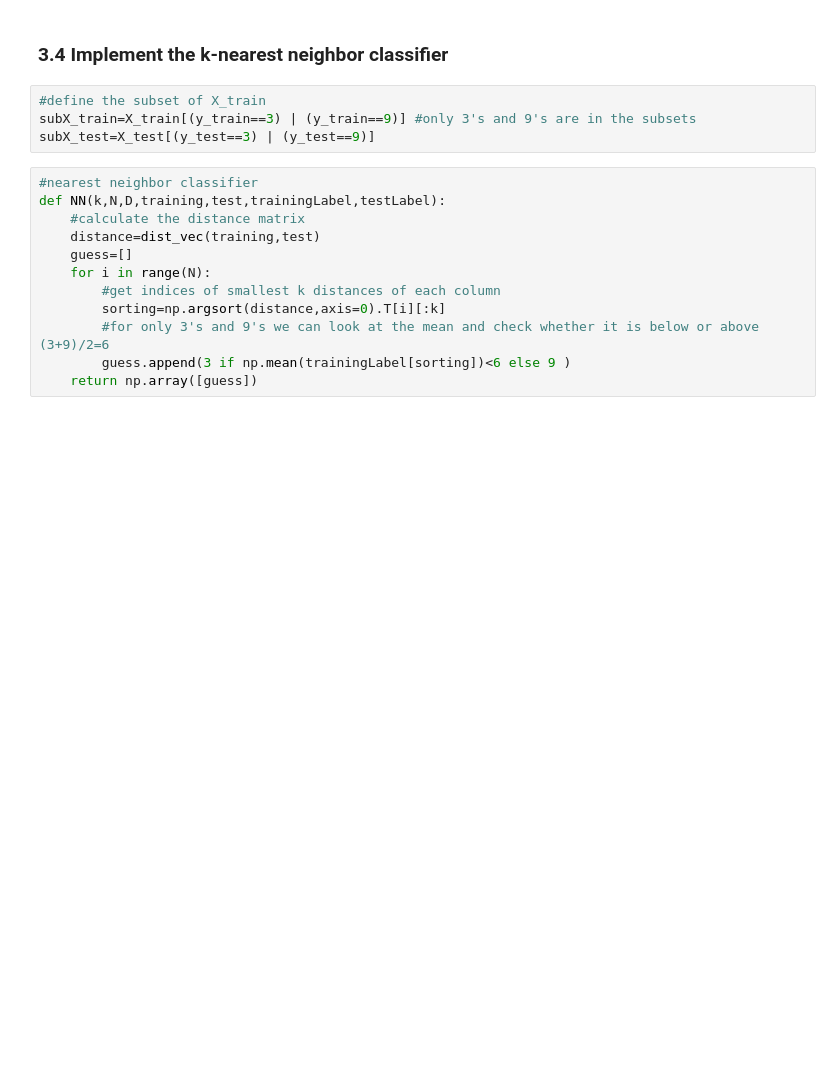
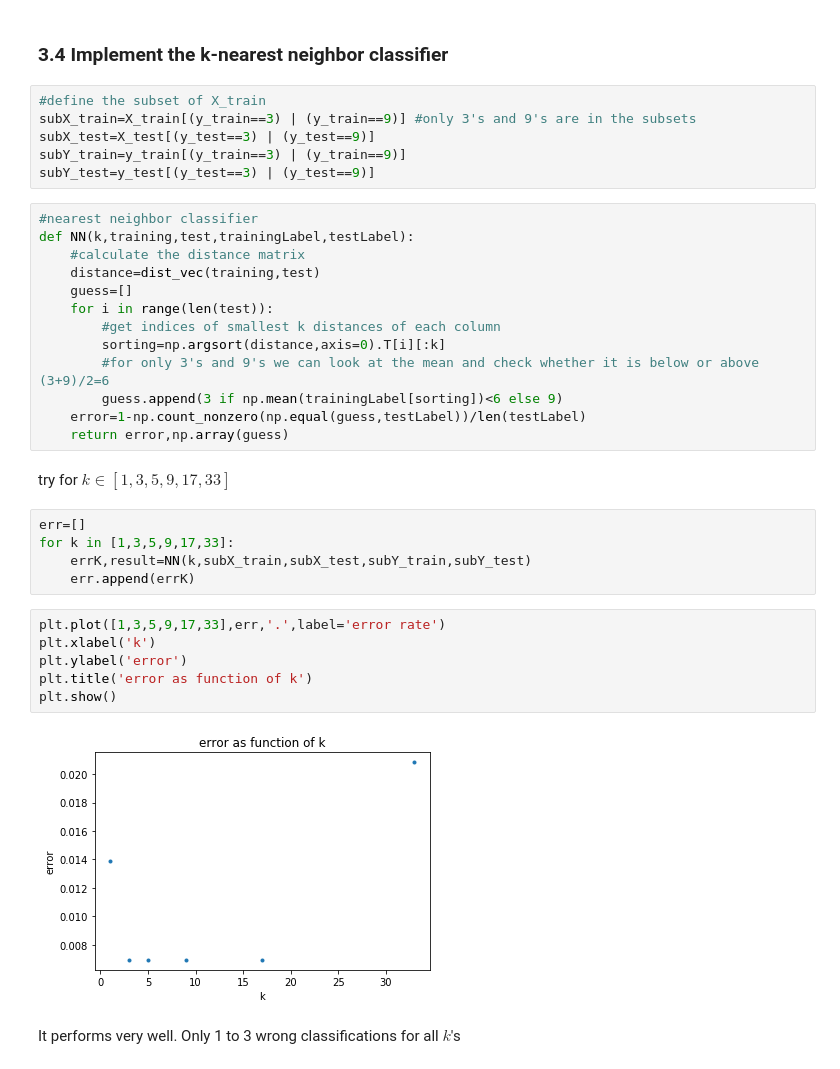
Before and after one commit to ml4cdeca/FundamentalsOfMachineLearning, a Jupyter notebook: blatt2/nearest-neighbor.ipynb, the cells around one changed output. Drawn from its saved outputs; the diff is of its cells as text; blank space fills up the shorter version.

Commit message:
error rates plotted.

```diff
--- a/blatt2/nearest-neighbor.ipynb
+++ b/blatt2/nearest-neighbor.ipynb
@@ -78,15 +78,35 @@ As we can see the vectorized solution is way faster than the looped version and
 #define the subset of X_train
 subX_train=X_train[(y_train==3) | (y_train==9)] #only 3's and 9's are in the subsets
 subX_test=X_test[(y_test==3) | (y_test==9)]
+subY_train=y_train[(y_train==3) | (y_train==9)]
+subY_test=y_test[(y_test==3) | (y_test==9)]
 # %%
 #nearest neighbor classifier
-def NN(k,N,D,training,test,trainingLabel,testLabel):
+def NN(k,training,test,trainingLabel,testLabel):
     #calculate the distance matrix
     distance=dist_vec(training,test)
     guess=[]
-    for i in range(N):
+    for i in range(len(test)):
         #get indices of smallest k distances of each column
         sorting=np.argsort(distance,axis=0).T[i][:k]
         #for only 3's and 9's we can look at the mean and check whether it is below or above (3+9)/2=6
-        guess.append(3 if np.mean(trainingLabel[sorting])<6 else 9 )
-    return np.array([guess])
+        guess.append(3 if np.mean(trainingLabel[sorting])<6 else 9)
+    error=1-np.count_nonzero(np.equal(guess,testLabel))/len(testLabel)
+    return error,np.array(guess)
+# %% [markdown]
+try for $k \in [ 1, 3, 5, 9, 17,33]$
+# %%
+err=[]
+for k in [1,3,5,9,17,33]:
+    errK,result=NN(k,subX_train,subX_test,subY_train,subY_test)
+    err.append(errK)
+# %%
+plt.plot([1,3,5,9,17,33],err,'.',label='error rate')
+plt.xlabel('k')
+plt.ylabel('error')
+plt.title('error as function of k')
+plt.show()
+# %% [output]
+[figure, added]
+# %% [markdown]
+It performs very well. Only 1 to 3 wrong classifications for all $k$'s
```
